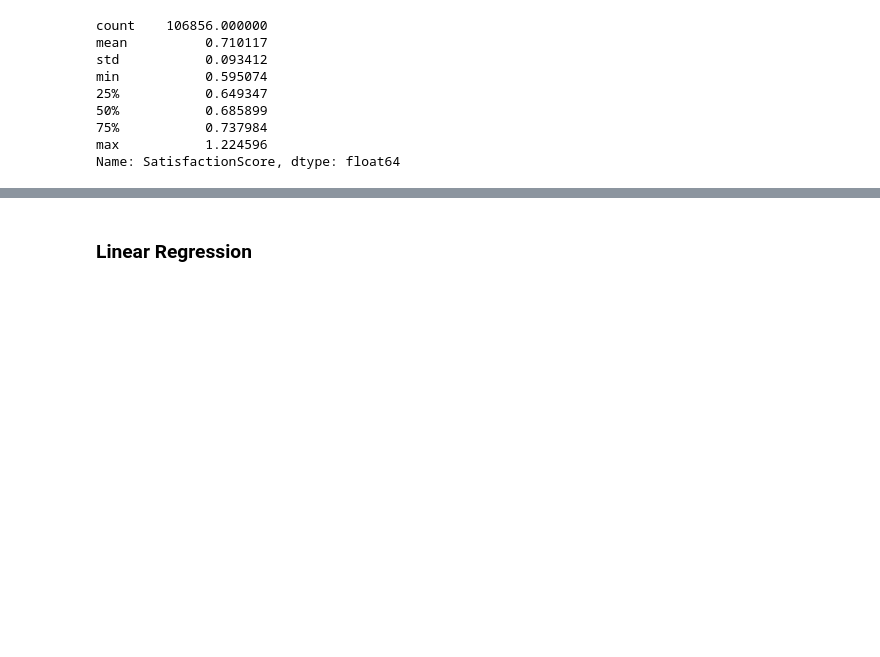
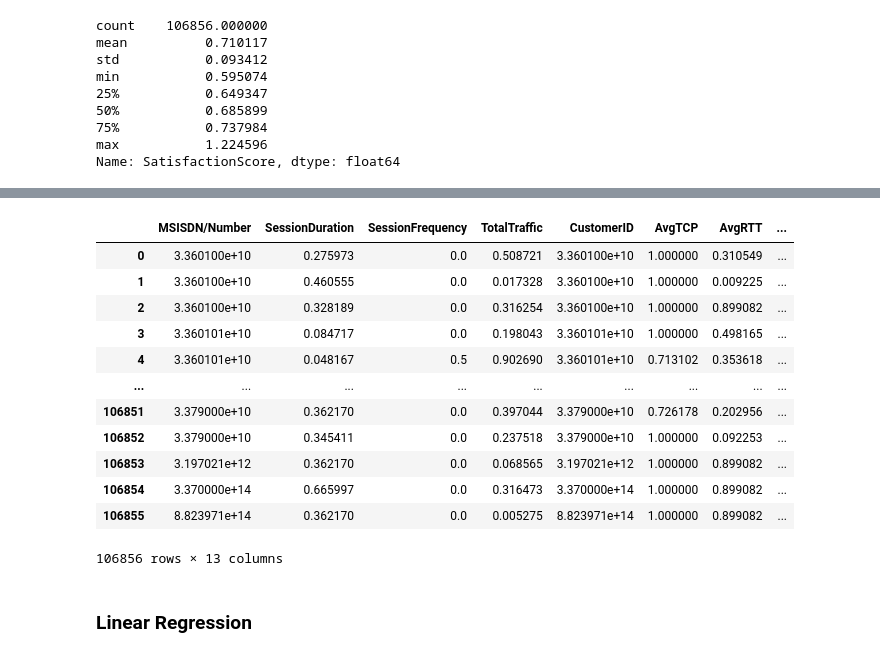
Before and after one commit to Misganaw-Berihun/User_analytics_in_Telecommunication, a Jupyter notebook: notebooks/05_satisfaction_anlysis.ipynb, the cells around one changed output, grey strips where cells are left out. Cells and saved outputs as stored; diff of their text form; code cells hidden in the pictures; blank space fills up the shorter version.

```diff
--- a/notebooks/05_satisfaction_anlysis.ipynb
+++ b/notebooks/05_satisfaction_anlysis.ipynb
@@ -185,3 +218,19 @@ Name: SatisfactionScore, dtype: float64
+# %%
+merged_df
+# %% [output]
+|  | MSISDN/Number | SessionDuration | SessionFrequency | TotalTraffic | CustomerID | AvgTCP | AvgRTT | ... |
+| 0 | 3.360100e+10 | 0.275973 | 0.0 | 0.508721 | 3.360100e+10 | 1.000000 | 0.310549 | ... |
+| 1 | 3.360100e+10 | 0.460555 | 0.0 | 0.017328 | 3.360100e+10 | 1.000000 | 0.009225 | ... |
+| 2 | 3.360100e+10 | 0.328189 | 0.0 | 0.316254 | 3.360100e+10 | 1.000000 | 0.899082 | ... |
+| 3 | 3.360101e+10 | 0.084717 | 0.0 | 0.198043 | 3.360101e+10 | 1.000000 | 0.498165 | ... |
+| 4 | 3.360101e+10 | 0.048167 | 0.5 | 0.902690 | 3.360101e+10 | 0.713102 | 0.353618 | ... |
+| ... | ... | ... | ... | ... | ... | ... | ... | ... |
+| 106851 | 3.379000e+10 | 0.362170 | 0.0 | 0.397044 | 3.379000e+10 | 0.726178 | 0.202956 | ... |
+| 106852 | 3.379000e+10 | 0.345411 | 0.0 | 0.237518 | 3.379000e+10 | 1.000000 | 0.092253 | ... |
+| 106853 | 3.197021e+12 | 0.362170 | 0.0 | 0.068565 | 3.197021e+12 | 1.000000 | 0.899082 | ... |
+| 106854 | 3.370000e+14 | 0.665997 | 0.0 | 0.316473 | 3.370000e+14 | 1.000000 | 0.899082 | ... |
+| 106855 | 8.823971e+14 | 0.362170 | 0.0 | 0.005275 | 8.823971e+14 | 1.000000 | 0.899082 | ... |
+106856 rows × 13 columns
 # %% [markdown]
 ### Linear Regression
 # %%
```
Also changed, not shown: parts of 4 cells of this notebook.
